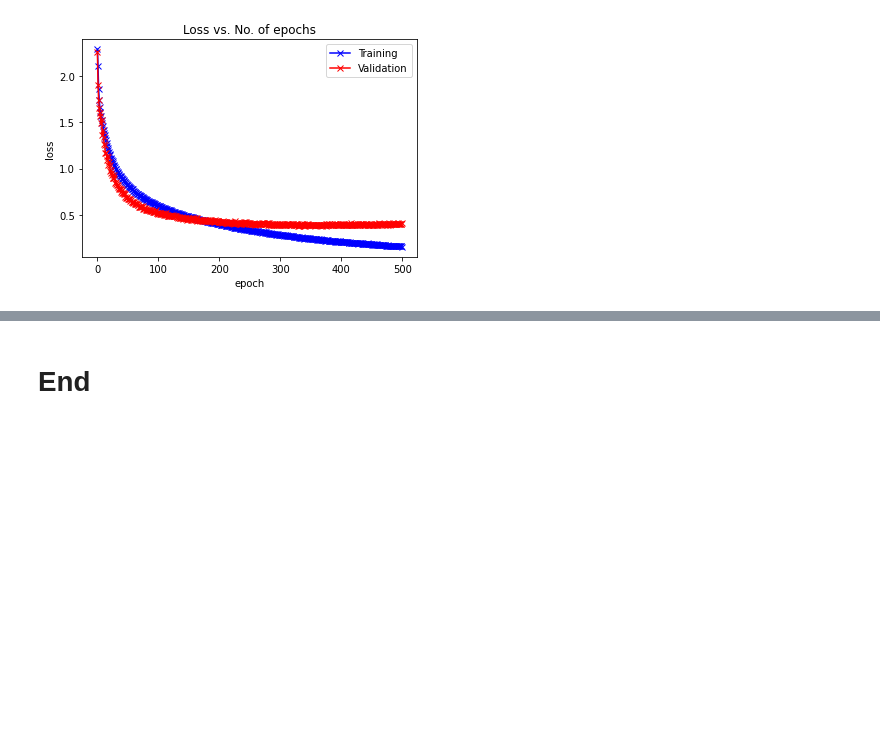
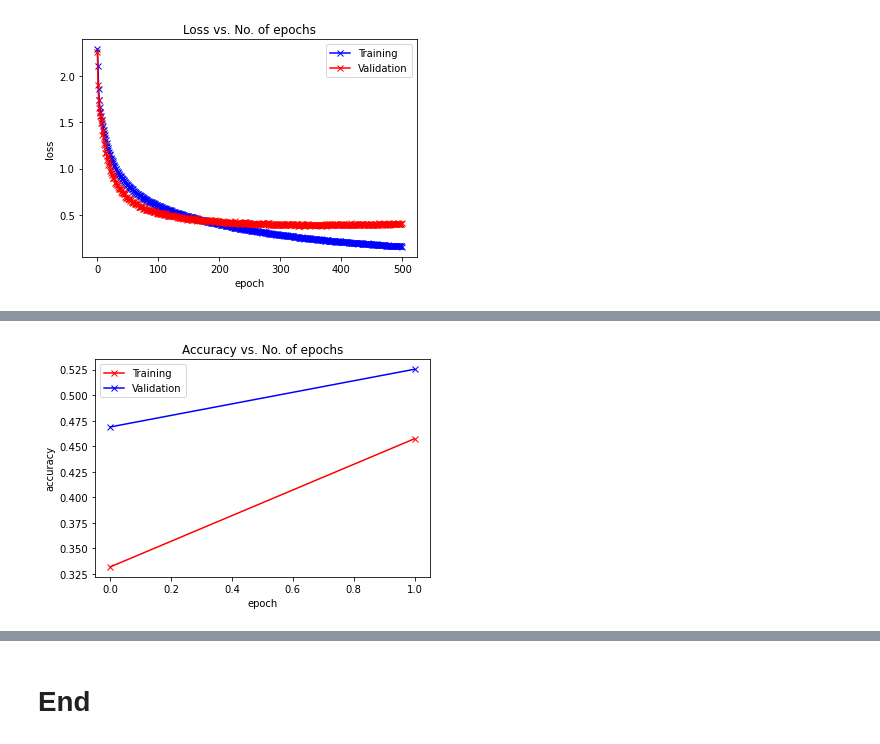
Before and after one commit to LeBronLiHD/NC_CourseWork_of_MachineLearning_DataScience, a Jupyter notebook: 2-NN-Basics-CNNs-AEs-and-GANs/NC_ST1539_HW2_2.2.ipynb, the cells around one changed output, grey strips where cells are left out. Cells and saved outputs as stored; diff of their text form; code cells hidden in the pictures; blank space fills up the shorter version.

```diff
--- a/2-NN-Basics-CNNs-AEs-and-GANs/NC_ST1539_HW2_2.2.ipynb
+++ b/2-NN-Basics-CNNs-AEs-and-GANs/NC_ST1539_HW2_2.2.ipynb
@@ -573,0 +787,17 @@ plot_losses(train_losslist, valid_losslist)
+# %%
+net_vit = ViT(image_size = 32,
+              patch_size = 4,
+              num_classes = 10,
+              dim = 512,
+              depth = 9,
+              heads = 8,
+              mlp_dim = 512,
+              dropout = 0.2,
+              emb_dropout = 0.2)
+# %%
+criterion = nn.CrossEntropyLoss()
+optimizer = optim.Adam(net_vit.parameters(), lr=1e-4)
+# %%
+train_acclist, valid_acclist, train_losslist, valid_losslist = \
+    train_advanced_model(net_vit, "ViT", 2, criterion=criterion, optimizer=optimizer,
+                         train_loader=train_loader, test_loader=test_loader, device=device)
@@ -573,0 +810,4 @@ plot_losses(train_losslist, valid_losslist)
+# %%
+plot_accuracies(train_acclist, valid_acclist)
+# %% [output]
+[figure, added]
```
Also changed, not shown: parts of 27 cells of this notebook, 2 other files.
